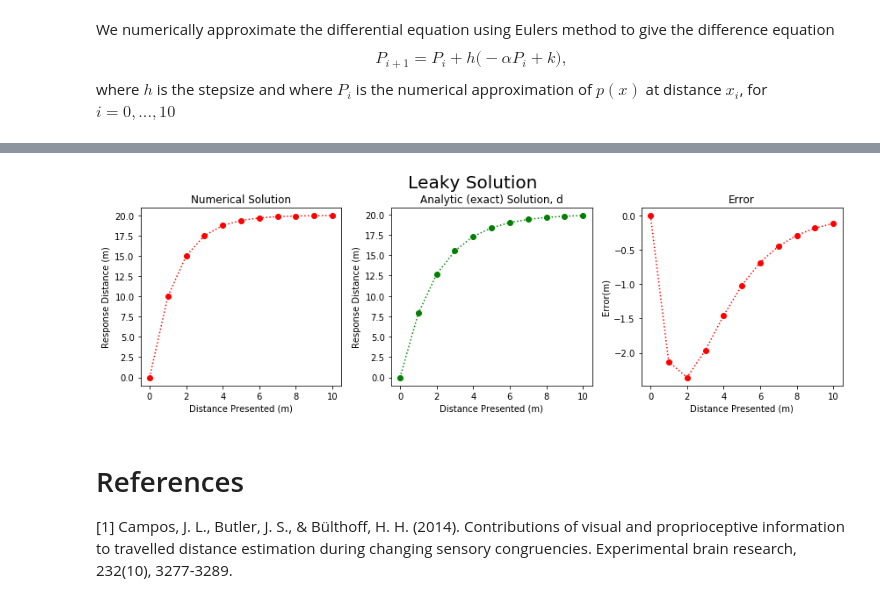
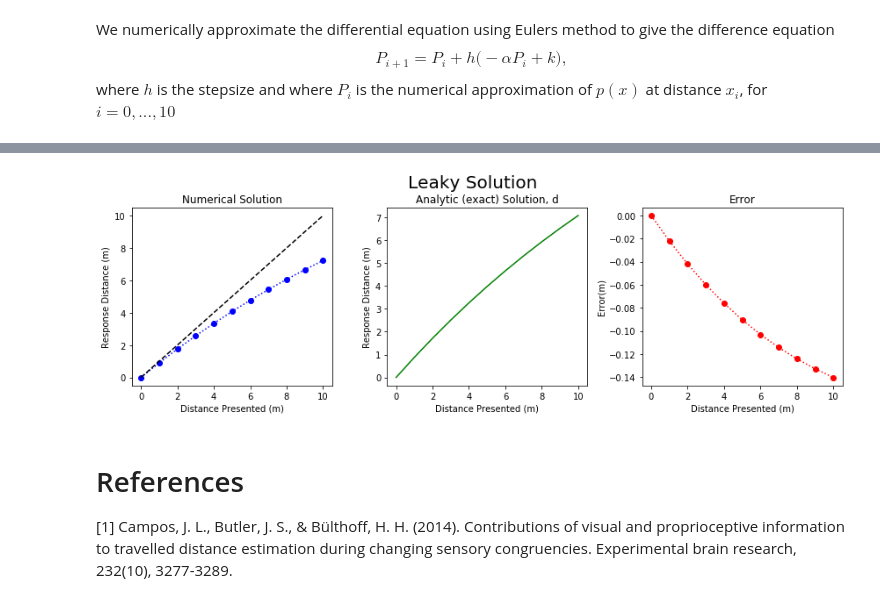
Before and after one commit to john-s-butler-dit/CaseStudy_PredatorPrey, a Jupyter notebook: Campos_Butler_Bulthoff.ipynb, the cells around one changed output, grey strips where cells are left out. Cells and saved outputs as stored; diff of their text form; code cells hidden in the pictures.

```diff
--- a/Campos_Butler_Bulthoff.ipynb
+++ b/Campos_Butler_Bulthoff.ipynb
@@ -35,8 +35,8 @@ p(x)=\big( \frac{k}{\alpha}\big)(1-exp(-\alpha x))
 \end{equation}
 In this simulation we set $\alpha=0.5$ and $k=10$.
 # %%
-alpha=0.5
-k=10
+alpha=0.05
+k=0.9
 # %% [markdown]
 To numiercally approximate the solution we discretise the continuous domain using a step size, $h=1$,
 which gives
@@ -78,35 +79,37 @@ for i in range (1,N+1):
 # %%
 ## Plotting Figure
 fig = plt.figure(1,figsize=(12,4))
 
 # --- left hand plot
 ax = fig.add_subplot(1,3,1)
-ax.plot(x,Numerical_Solution,'o:',color='red')
+ax.plot(x,Numerical_Solution,'o:',color='blue')
+ax.plot(x,x,'--k')
+
 ax.set_xlabel('Distance Presented (m)')
 ax.set_ylabel('Response Distance (m)')
 #ax.legend(loc='best')
 ax.set_title('Numerical Solution')
 
 # --- middle plot
 ax = fig.add_subplot(1,3,2)
-ax.plot(x,Analytic_Solution,'o:',color='green')
+ax.plot(x,Analytic_Solution,'-',color='green')
 ax.set_xlabel('Distance Presented (m)')
 ax.set_ylabel('Response Distance (m)')
 ax.set_title('Analytic (exact) Solution, d')
 
 # --- right hand plot
 ax = fig.add_subplot(1,3,3)
 ax.plot(x,Analytic_Solution-Numerical_Solution,'o:',color='red')
 ax.set_title('Error')
 ax.set_ylabel('Error(m)')
 ax.set_xlabel('Distance Presented (m)')
 
 # --- title, explanatory text and save
 fig.suptitle('Leaky Solution', fontsize=20)
 plt.tight_layout()
 plt.subplots_adjust(top=0.85)
 # %% [output]
-[figure, old version]
+[figure, new version]
 # %% [markdown]
 # References
 
```
Also changed, not shown: parts of 2 cells of this notebook.
